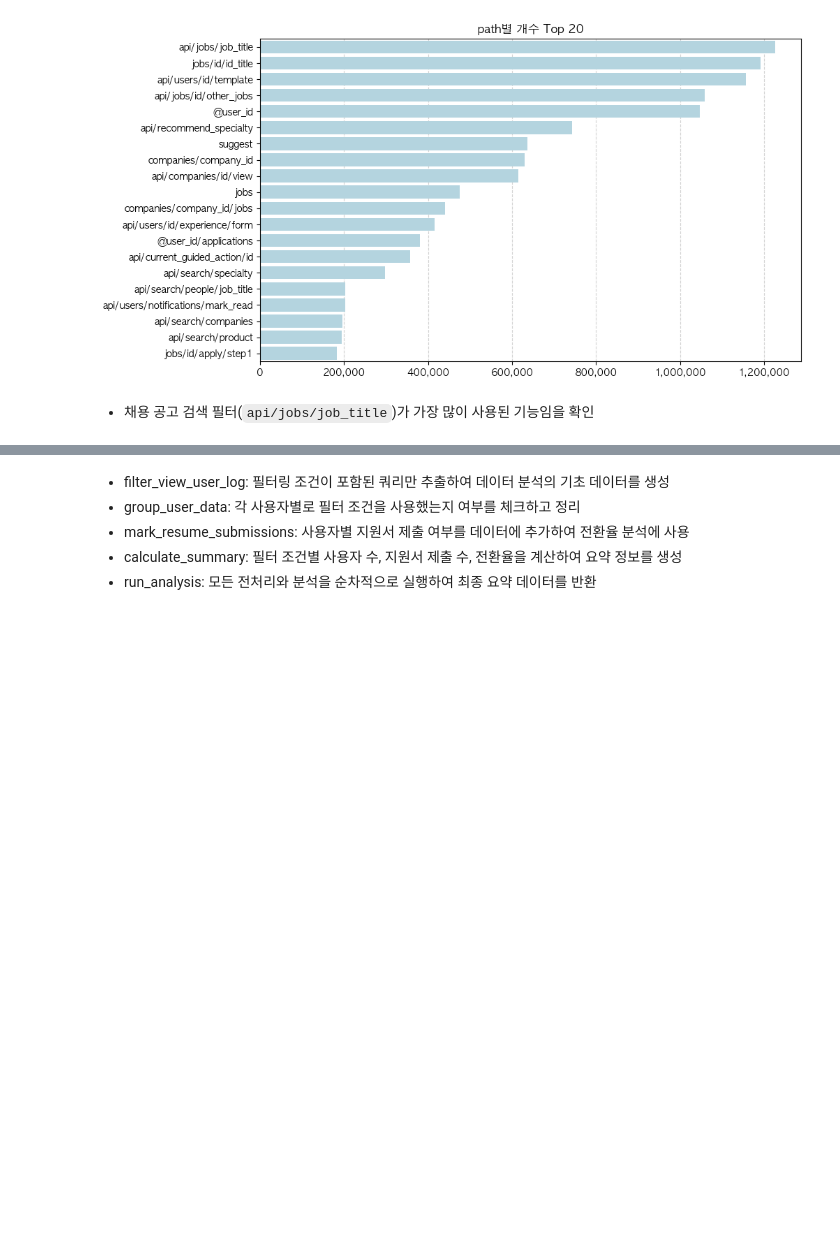
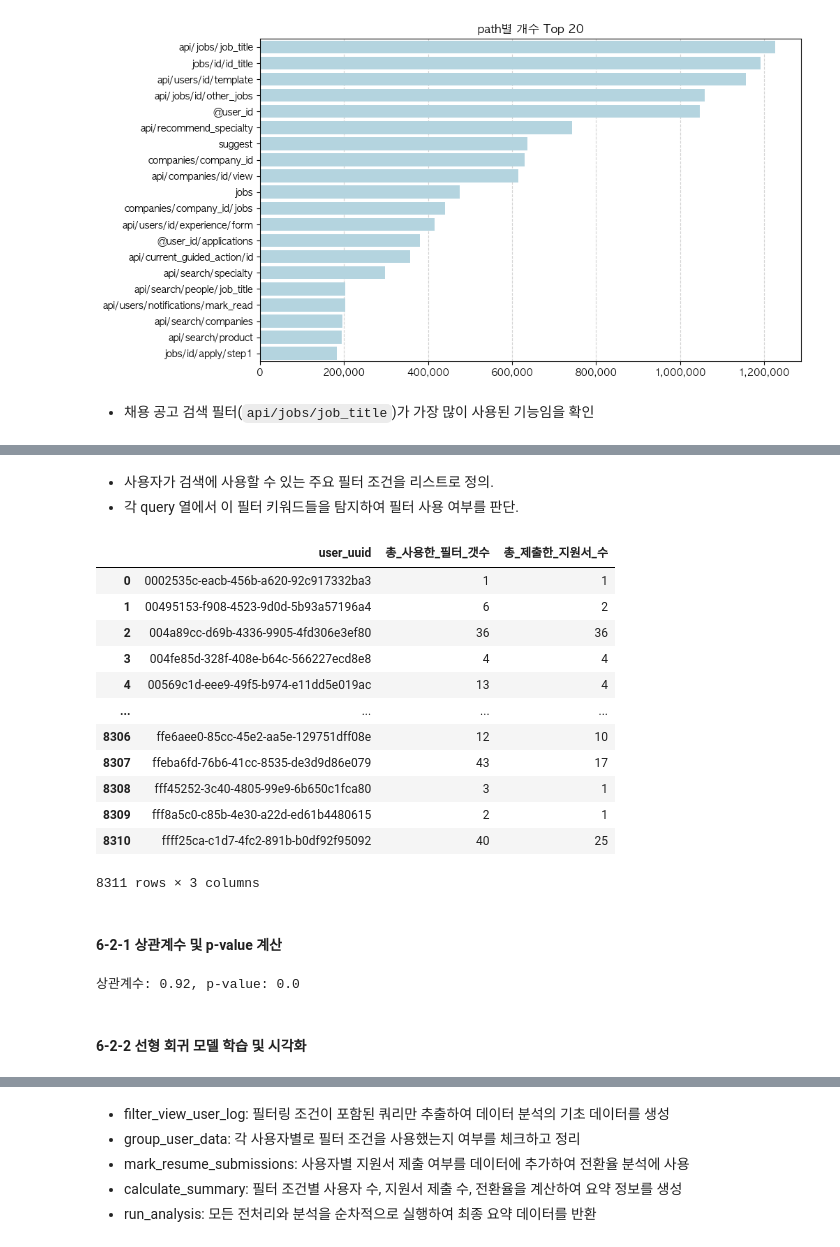
Before and after one commit to MyeoGyun/JobPlatform-Filter-A-B-Test-project, a Jupyter notebook: notebooks/JobPlatform-Filter-A:B-Test-project.ipynb, the cells around one changed output, grey strips where cells are left out. Cells and saved outputs as stored; diff of their text form; code cells hidden in the pictures; blank space fills up the shorter version.

```diff
--- a/notebooks/JobPlatform-Filter-A:B-Test-project.ipynb
+++ b/notebooks/JobPlatform-Filter-A:B-Test-project.ipynb
@@ -780,0 +789,65 @@ plt.show()
+# %% [markdown]
+- 사용자가 검색에 사용할 수 있는 주요 필터 조건을 리스트로 정의.
+- 각 query 열에서 이 필터 키워드들을 탐지하여 필터 사용 여부를 판단.
+# %%
+# 필터 keyword 정의
+filter_items = ['job', 'specialty', 'career_type', 'location', 'remote', 'language', 'salary', 'stock', 'hiring_types', 'tag', 'sort']
+
+# 필터링된 지원서 제출 및 필터 사용 로그
+apply_logs = cleaned_logs_df[cleaned_logs_df['path'] == 'api/jobs/id/apply/step4']
+filter_logs = cleaned_logs_df[
+    (cleaned_logs_df['path'] == 'api/jobs/job_title') &
+    (cleaned_logs_df['query'].apply(lambda q: isinstance(q, str) and any(item in q for item in filter_items)))
+]
+
+# 병합 및 가장 최근 이전 필터 로그 선택
+filter_usage_summary = (
+    apply_logs
+    .merge(filter_logs, on='user_uuid', suffixes=('_apply', '_filter'))  # 지원서 제출 로그와 필터 사용 로그 병합
+    .query('timestamp_filter < timestamp_apply')  # 지원서 제출 이전 필터 로그 필터링
+    .sort_values(by=['user_uuid', 'timestamp_apply', 'timestamp_filter'])  # 유저별로 정렬
+    .groupby(['user_uuid', 'timestamp_apply'])  # 유저별, 지원서 제출 시점별 그룹화
+    .last()  # 각 그룹에서 가장 최근 필터 로그만 선택
+    .reset_index()
+    .assign(
+        used_filter=lambda df: df['query_filter'].apply(
+            lambda q: [item for item in filter_items if isinstance(q, str) and item in q]
+        )
+    )  # 필터 키워드 매칭
+    .explode('used_filter')  # 필터 매칭 결과를 행 단위로 펼치기
+    .groupby('user_uuid')  # 유저별 그룹화
+    .agg(
+        총_사용한_필터_갯수=('used_filter', 'count'),  # 총 사용된 필터 수
+        총_제출한_지원서_수=('timestamp_apply', 'nunique')  # 지원서 제출 로그 고유값 수
+    )
+    .reset_index()
+)
+
+# 결과 확인
+filter_usage_summary
+# %% [output]
+|  | user_uuid | 총_사용한_필터_갯수 | 총_제출한_지원서_수 |
+| 0 | 0002535c-eacb-456b-a620-92c917332ba3 | 1 | 1 |
+| 1 | 00495153-f908-4523-9d0d-5b93a57196a4 | 6 | 2 |
+| 2 | 004a89cc-d69b-4336-9905-4fd306e3ef80 | 36 | 36 |
+| 3 | 004fe85d-328f-408e-b64c-566227ecd8e8 | 4 | 4 |
+| 4 | 00569c1d-eee9-49f5-b974-e11dd5e019ac | 13 | 4 |
+| ... | ... | ... | ... |
+| 8306 | ffe6aee0-85cc-45e2-aa5e-129751dff08e | 12 | 10 |
+| 8307 | ffeba6fd-76b6-41cc-8535-de3d9d86e079 | 43 | 17 |
+| 8308 | fff45252-3c40-4805-99e9-6b650c1fca80 | 3 | 1 |
+| 8309 | fff8a5c0-c85b-4e30-a22d-ed61b4480615 | 2 | 1 |
+| 8310 | ffff25ca-c1d7-4fc2-891b-b0df92f95092 | 40 | 25 |
+8311 rows × 3 columns
+# %% [markdown]
+#### 6-2-1 상관계수 및 p-value 계산
+# %%
+from scipy.stats import pearsonr
+
+# 상관계수 및 p-value 계산
+corr, p_value = pearsonr(filter_usage_summary["총_사용한_필터_갯수"], filter_usage_summary["총_제출한_지원서_수"])
+print(f"상관계수: {corr:.2f}, p-value: {p_value}")
+# %% [output]
+상관계수: 0.92, p-value: 0.0
+# %% [markdown]
+#### 6-2-2 선형 회귀 모델 학습 및 시각화
```
Also changed, not shown: parts of 16 cells of this notebook, 1 other file.
